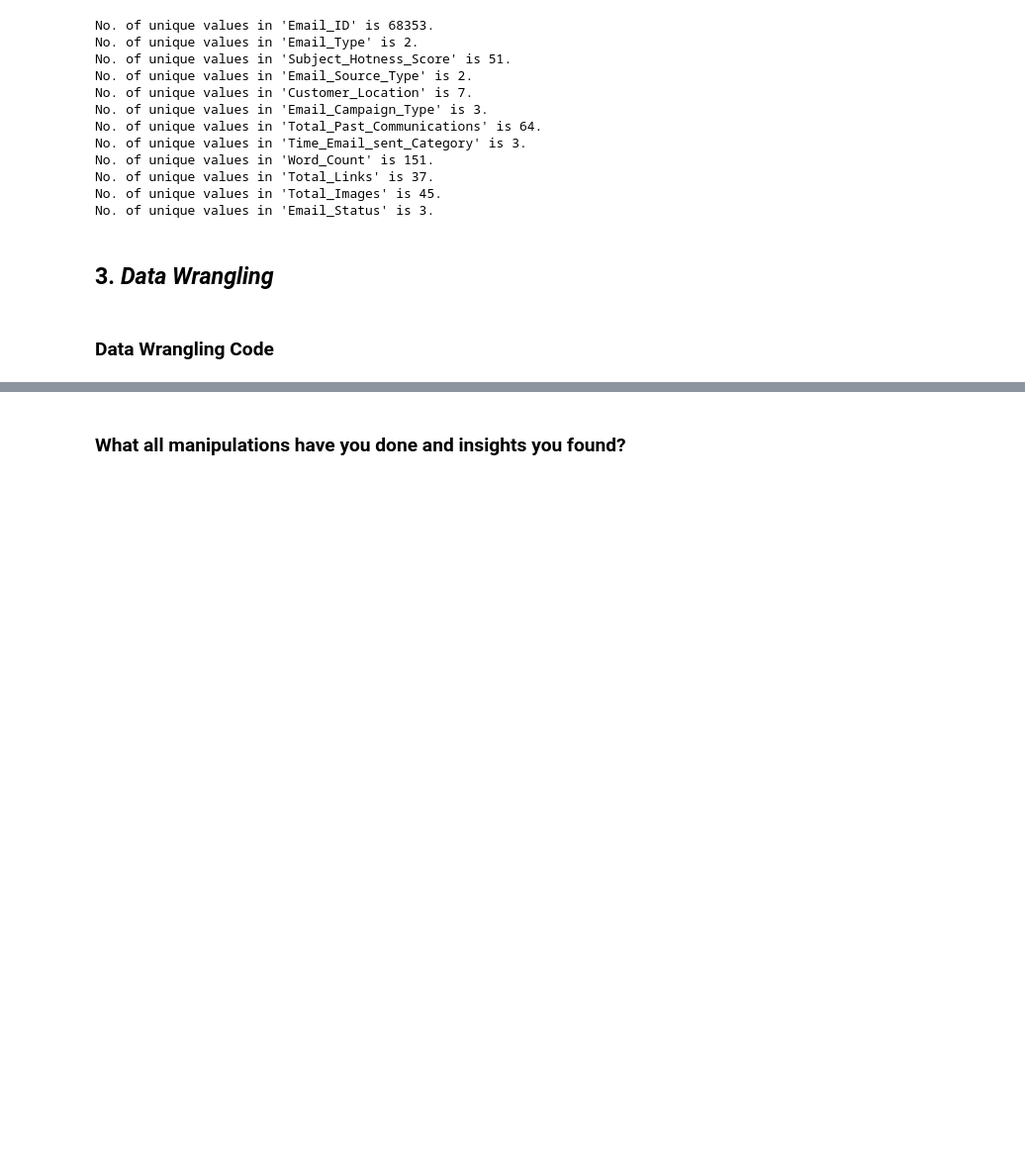
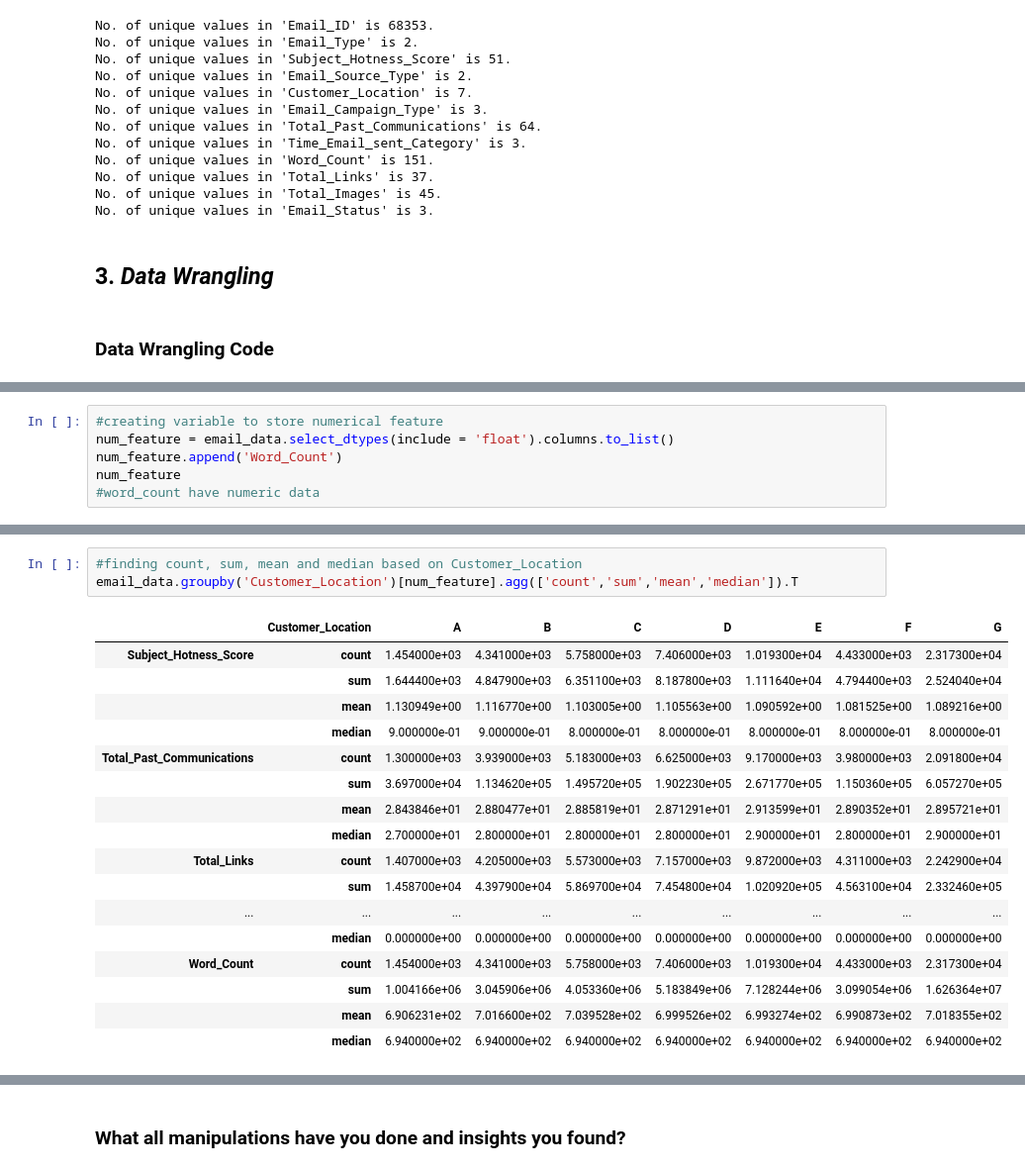
Before and after one commit to Faheemfemu/Email-Campaign-Effectiveness-Prediction-classification, a Jupyter notebook: Email_Campaign_Effectiveness_Prediction_faheem.ipynb, the cells around one changed output, grey strips where cells are left out. Shown at 99% size. Cells and saved outputs as stored; diff of their text form; blank space fills up the shorter version.

Commit message:
Data wrangling

```diff
--- a/Email_Campaign_Effectiveness_Prediction_faheem.ipynb
+++ b/Email_Campaign_Effectiveness_Prediction_faheem.ipynb
@@ -213,0 +295,6 @@ No. of unique values in 'Email_Status' is 3.
+# %%
+#creating variable to store numerical feature
+num_feature = email_data.select_dtypes(include = 'float').columns.to_list()
+num_feature.append('Word_Count')
+num_feature
+#word_count have numeric data
@@ -213,0 +361,21 @@ No. of unique values in 'Email_Status' is 3.
+# %%
+#finding count, sum, mean and median based on Customer_Location
+email_data.groupby('Customer_Location')[num_feature].agg(['count','sum','mean','median']).T
+# %% [output]
+|  | Customer_Location | A | B | C | D | E | F | G |
+| Subject_Hotness_Score | count | 1.454000e+03 | 4.341000e+03 | 5.758000e+03 | 7.406000e+03 | 1.019300e+04 | 4.433000e+03 | 2.317300e+04 |
+|  | sum | 1.644400e+03 | 4.847900e+03 | 6.351100e+03 | 8.187800e+03 | 1.111640e+04 | 4.794400e+03 | 2.524040e+04 |
+|  | mean | 1.130949e+00 | 1.116770e+00 | 1.103005e+00 | 1.105563e+00 | 1.090592e+00 | 1.081525e+00 | 1.089216e+00 |
+|  | median | 9.000000e-01 | 9.000000e-01 | 8.000000e-01 | 8.000000e-01 | 8.000000e-01 | 8.000000e-01 | 8.000000e-01 |
+| Total_Past_Communications | count | 1.300000e+03 | 3.939000e+03 | 5.183000e+03 | 6.625000e+03 | 9.170000e+03 | 3.980000e+03 | 2.091800e+04 |
+|  | sum | 3.697000e+04 | 1.134620e+05 | 1.495720e+05 | 1.902230e+05 | 2.671770e+05 | 1.150360e+05 | 6.057270e+05 |
+|  | mean | 2.843846e+01 | 2.880477e+01 | 2.885819e+01 | 2.871291e+01 | 2.913599e+01 | 2.890352e+01 | 2.895721e+01 |
+|  | median | 2.700000e+01 | 2.800000e+01 | 2.800000e+01 | 2.800000e+01 | 2.900000e+01 | 2.800000e+01 | 2.900000e+01 |
+| Total_Links | count | 1.407000e+03 | 4.205000e+03 | 5.573000e+03 | 7.157000e+03 | 9.872000e+03 | 4.311000e+03 | 2.242900e+04 |
+|  | sum | 1.458700e+04 | 4.397900e+04 | 5.869700e+04 | 7.454800e+04 | 1.020920e+05 | 4.563100e+04 | 2.332460e+05 |
+| ... | ... | ... | ... | ... | ... | ... | ... | ... |
+|  | median | 0.000000e+00 | 0.000000e+00 | 0.000000e+00 | 0.000000e+00 | 0.000000e+00 | 0.000000e+00 | 0.000000e+00 |
+| Word_Count | count | 1.454000e+03 | 4.341000e+03 | 5.758000e+03 | 7.406000e+03 | 1.019300e+04 | 4.433000e+03 | 2.317300e+04 |
+|  | sum | 1.004166e+06 | 3.045906e+06 | 4.053360e+06 | 5.183849e+06 | 7.128244e+06 | 3.099054e+06 | 1.626364e+07 |
+|  | mean | 6.906231e+02 | 7.016600e+02 | 7.039528e+02 | 6.999526e+02 | 6.993274e+02 | 6.990873e+02 | 7.018355e+02 |
+|  | median | 6.940000e+02 | 6.940000e+02 | 6.940000e+02 | 6.940000e+02 | 6.940000e+02 | 6.940000e+02 | 6.940000e+02 |
```
Also changed, not shown: parts of 31 cells of this notebook.
